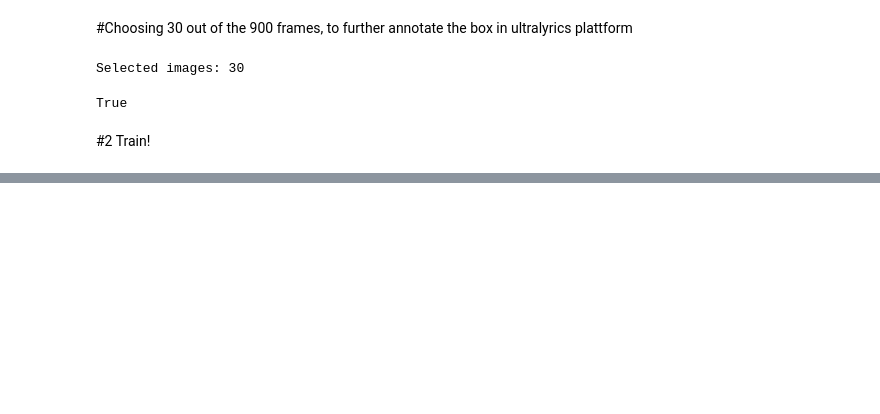
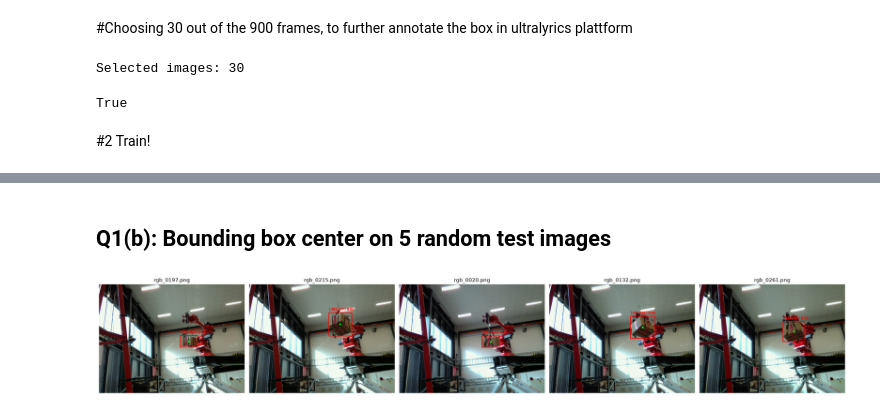
Before and after one commit to hedheddaw-stack/MAS512_Group9, a Jupyter notebook: MAS512_assignment1_gr9.ipynb, the cells around one changed output, grey strips where cells are left out. Drawn from its saved outputs; the diff is of its cells as text; code cells hidden in the pictures; blank space fills up the shorter version.

```diff
--- a/MAS512_assignment1_gr9.ipynb
+++ b/MAS512_assignment1_gr9.ipynb
@@ -186,0 +299,36 @@ Results saved to C:\Users\hedhe\MAS512_Group9\runs\detect\train-3
+# %% [markdown]
+## Q1(b): Bounding box center on 5 random test images
+# %%
+import random
+import cv2
+import matplotlib.pyplot as plt
+
+random.seed(0)
+sample_paths = random.sample(test_images, 5)
+
+fig, axes = plt.subplots(1, 5, figsize=(25, 5))
+
+for ax, img_path in zip(axes, sample_paths):
+    result = trained_model.predict(source=str(img_path), verbose=False)[0]
+    img = cv2.cvtColor(cv2.imread(str(img_path)), cv2.COLOR_BGR2RGB)
+
+    for box in result.boxes:
+        x1, y1, x2, y2 = box.xyxy[0].cpu().numpy()
+        cx, cy = (x1 + x2) / 2, (y1 + y2) / 2
+        conf = float(box.conf[0])
+
+        cv2.rectangle(img, (int(x1), int(y1)), (int(x2), int(y2)), (255, 0, 0), 2)
+        cv2.circle(img, (int(cx), int(cy)), 4, (0, 255, 0), -1)
+        cv2.putText(
+            img, f"({cx:.0f},{cy:.0f}) {conf:.2f}", (int(x1), max(int(y1) - 10, 0)),
+            cv2.FONT_HERSHEY_SIMPLEX, 0.5, (255, 0, 0), 2
+        )
+
+    ax.imshow(img)
+    ax.set_title(img_path.name)
+    ax.axis("off")
+
+plt.tight_layout()
+plt.show()
+# %% [output]
+[figure, added]
```
Also changed, not shown: parts of 24 cells of this notebook.
